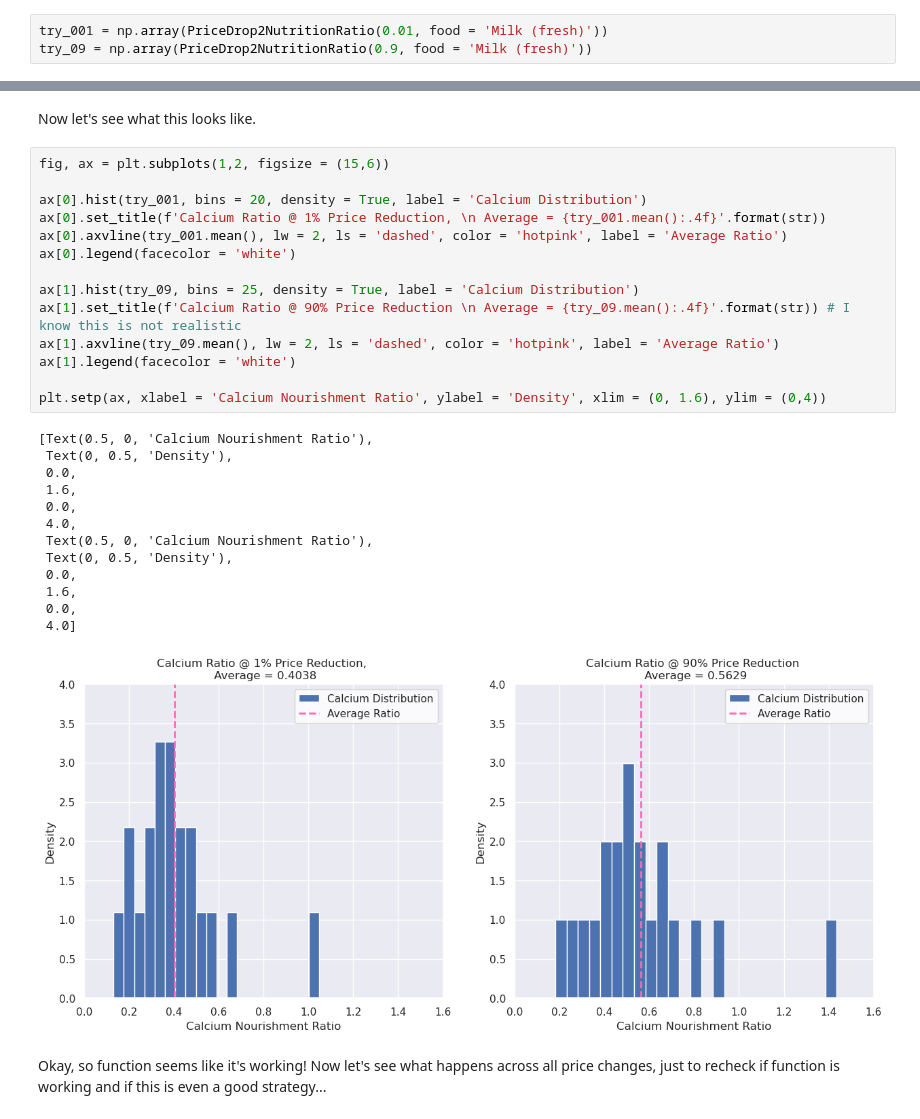
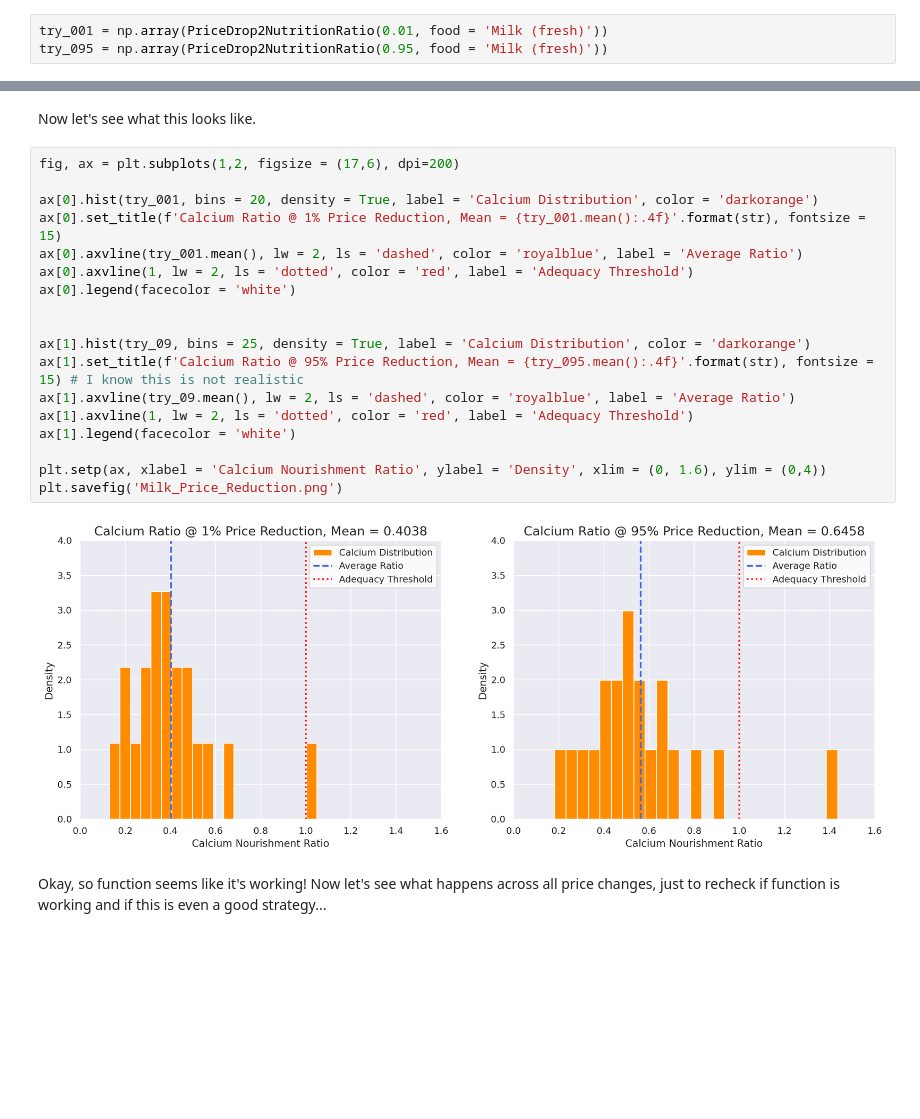
Before and after one commit to malenabuffagni/DavidZilberman, a Jupyter notebook: For_Review/Nutrition_Changes.ipynb, the cells around one changed output, grey strips where cells are left out. Saved outputs shown, nothing was run; the diff lists cells and outputs as text; blank space fills up the shorter version.

```diff
--- a/For_Review/Nutrition_Changes.ipynb
+++ b/For_Review/Nutrition_Changes.ipynb
@@ -219,7 +219,7 @@ def PriceDrop2NutritionRatio(price_drop_percentage, food = 'food'): # enter perc
 Now, try out the function for price reductions of 0.01, 0.5:
 # %%
 try_001 = np.array(PriceDrop2NutritionRatio(0.01, food = 'Milk (fresh)'))
-try_09 = np.array(PriceDrop2NutritionRatio(0.9, food = 'Milk (fresh)'))
+try_095 = np.array(PriceDrop2NutritionRatio(0.95, food = 'Milk (fresh)'))
 # %%
 try_001
 # %% [output]
@@ -240,33 +240,25 @@ sns.set_theme()
 # %% [markdown]
 Now let's see what this looks like.
 # %%
-fig, ax = plt.subplots(1,2, figsize = (15,6))
+fig, ax = plt.subplots(1,2, figsize = (17,6), dpi=200)
 
-ax[0].hist(try_001, bins = 20, density = True, label = 'Calcium Distribution')
-ax[0].set_title(f'Calcium Ratio @ 1% Price Reduction, \n Average = {try_001.mean():.4f}'.format(str))
-ax[0].axvline(try_001.mean(), lw = 2, ls = 'dashed', color = 'hotpink', label = 'Average Ratio')
+ax[0].hist(try_001, bins = 20, density = True, label = 'Calcium Distribution', color = 'darkorange')
+ax[0].set_title(f'Calcium Ratio @ 1% Price Reduction, Mean = {try_001.mean():.4f}'.format(str), fontsize = 15)
+ax[0].axvline(try_001.mean(), lw = 2, ls = 'dashed', color = 'royalblue', label = 'Average Ratio')
+ax[0].axvline(1, lw = 2, ls = 'dotted', color = 'red', label = 'Adequacy Threshold')
 ax[0].legend(facecolor = 'white')
 
-ax[1].hist(try_09, bins = 25, density = True, label = 'Calcium Distribution')
-ax[1].set_title(f'Calcium Ratio @ 90% Price Reduction \n Average = {try_09.mean():.4f}'.format(str)) # I know this is not realistic
-ax[1].axvline(try_09.mean(), lw = 2, ls = 'dashed', color = 'hotpink', label = 'Average Ratio')
+
+ax[1].hist(try_09, bins = 25, density = True, label = 'Calcium Distribution', color = 'darkorange')
+ax[1].set_title(f'Calcium Ratio @ 95% Price Reduction, Mean = {try_095.mean():.4f}'.format(str), fontsize = 15) # I know this is not realistic
+ax[1].axvline(try_09.mean(), lw = 2, ls = 'dashed', color = 'royalblue', label = 'Average Ratio')
+ax[1].axvline(1, lw = 2, ls = 'dotted', color = 'red', label = 'Adequacy Threshold')
 ax[1].legend(facecolor = 'white')
 
 plt.setp(ax, xlabel = 'Calcium Nourishment Ratio', ylabel = 'Density', xlim = (0, 1.6), ylim = (0,4))
+plt.savefig('Milk_Price_Reduction.png')
 # %% [output]
-[Text(0.5, 0, 'Calcium Nourishment Ratio'),
- Text(0, 0.5, 'Density'),
- 0.0,
- 1.6,
- 0.0,
- 4.0,
- Text(0.5, 0, 'Calcium Nourishment Ratio'),
- Text(0, 0.5, 'Density'),
- 0.0,
- 1.6,
- 0.0,
- 4.0]
-[figure, old version]
+[figure, new version]
 # %% [markdown]
 Okay, so function seems like it's working! Now let's see what happens across all price changes, just to recheck if function is working and if this is even a good strategy...
 # %%
```
Also changed, not shown: parts of 29 cells of this notebook, 5 other files.
